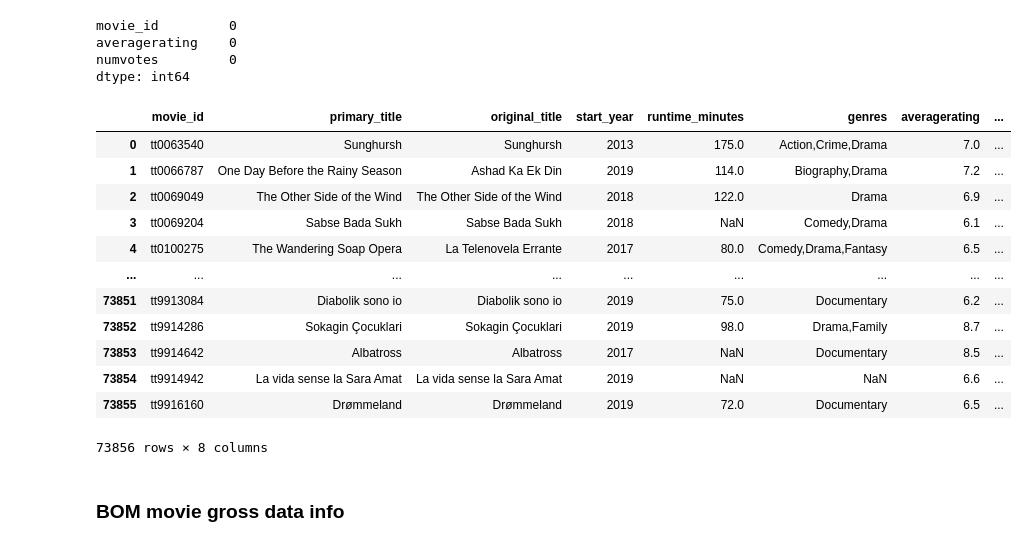
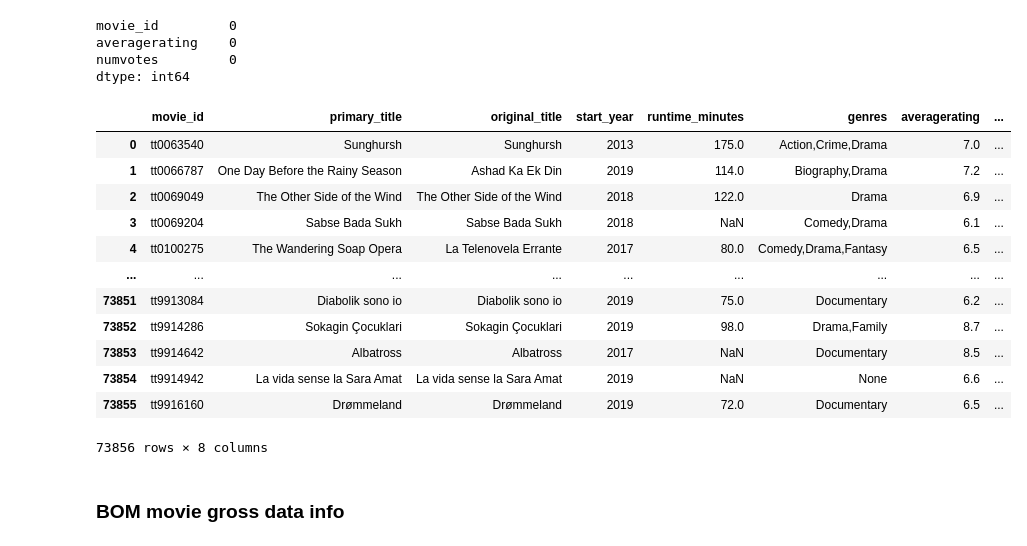
Before and after one commit to Marian-amo/Box-Office-Market-Analysis, a Jupyter notebook: index.ipynb, the cells around one changed output. Saved outputs shown, nothing was run; the diff lists cells and outputs as text; code cells hidden in the pictures.

```diff
--- a/index.ipynb
+++ b/index.ipynb
@@ -264,25 +264,25 @@ numvotes         0
 dtype: int64
 # %%
 #JOINING TWO TABLES movie_basics AND movie_ratings
-movies = """
+movies = pd.read_sql("""
 SELECT *
 FROM movie_basics
 JOIN movie_ratings
 USING (movie_id);
-"""
-pd.read_sql(movies, conn)
+""",conn)
+movies
 # %% [output]
 |  | movie_id | primary_title | original_title | start_year | runtime_minutes | genres | averagerating | ... |
 | 0 | tt0063540 | Sunghursh | Sunghursh | 2013 | 175.0 | Action,Crime,Drama | 7.0 | ... |
 | 1 | tt0066787 | One Day Before the Rainy Season | Ashad Ka Ek Din | 2019 | 114.0 | Biography,Drama | 7.2 | ... |
 | 2 | tt0069049 | The Other Side of the Wind | The Other Side of the Wind | 2018 | 122.0 | Drama | 6.9 | ... |
 | 3 | tt0069204 | Sabse Bada Sukh | Sabse Bada Sukh | 2018 | NaN | Comedy,Drama | 6.1 | ... |
 | 4 | tt0100275 | The Wandering Soap Opera | La Telenovela Errante | 2017 | 80.0 | Comedy,Drama,Fantasy | 6.5 | ... |
 | ... | ... | ... | ... | ... | ... | ... | ... | ... |
 | 73851 | tt9913084 | Diabolik sono io | Diabolik sono io | 2019 | 75.0 | Documentary | 6.2 | ... |
 | 73852 | tt9914286 | Sokagin Çocuklari | Sokagin Çocuklari | 2019 | 98.0 | Drama,Family | 8.7 | ... |
 | 73853 | tt9914642 | Albatross | Albatross | 2017 | NaN | Documentary | 8.5 | ... |
-| 73854 | tt9914942 | La vida sense la Sara Amat | La vida sense la Sara Amat | 2019 | NaN | NaN | 6.6 | ... |
+| 73854 | tt9914942 | La vida sense la Sara Amat | La vida sense la Sara Amat | 2019 | NaN | None | 6.6 | ... |
 | 73855 | tt9916160 | Drømmeland | Drømmeland | 2019 | 72.0 | Documentary | 6.5 | ... |
 73856 rows × 8 columns
 # %% [markdown]
```
Also changed, not shown: parts of 10 cells of this notebook.
